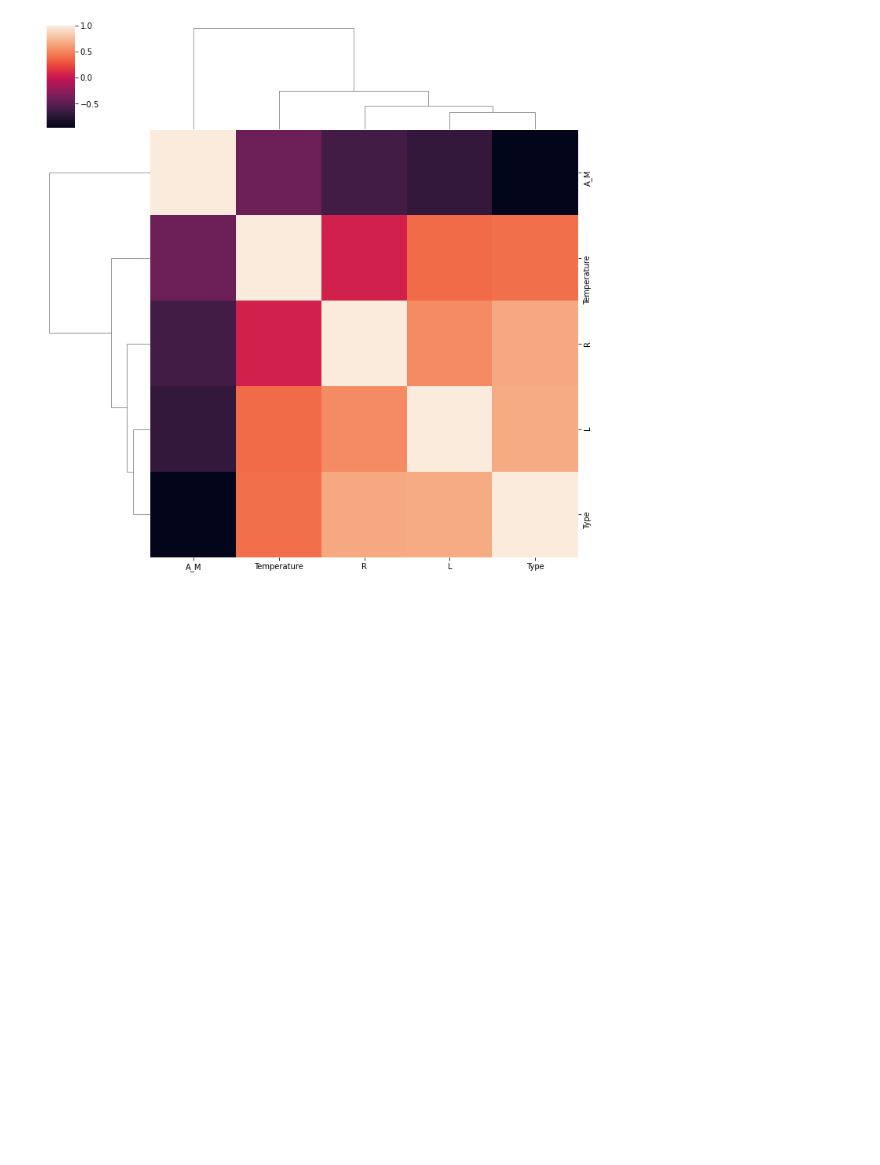
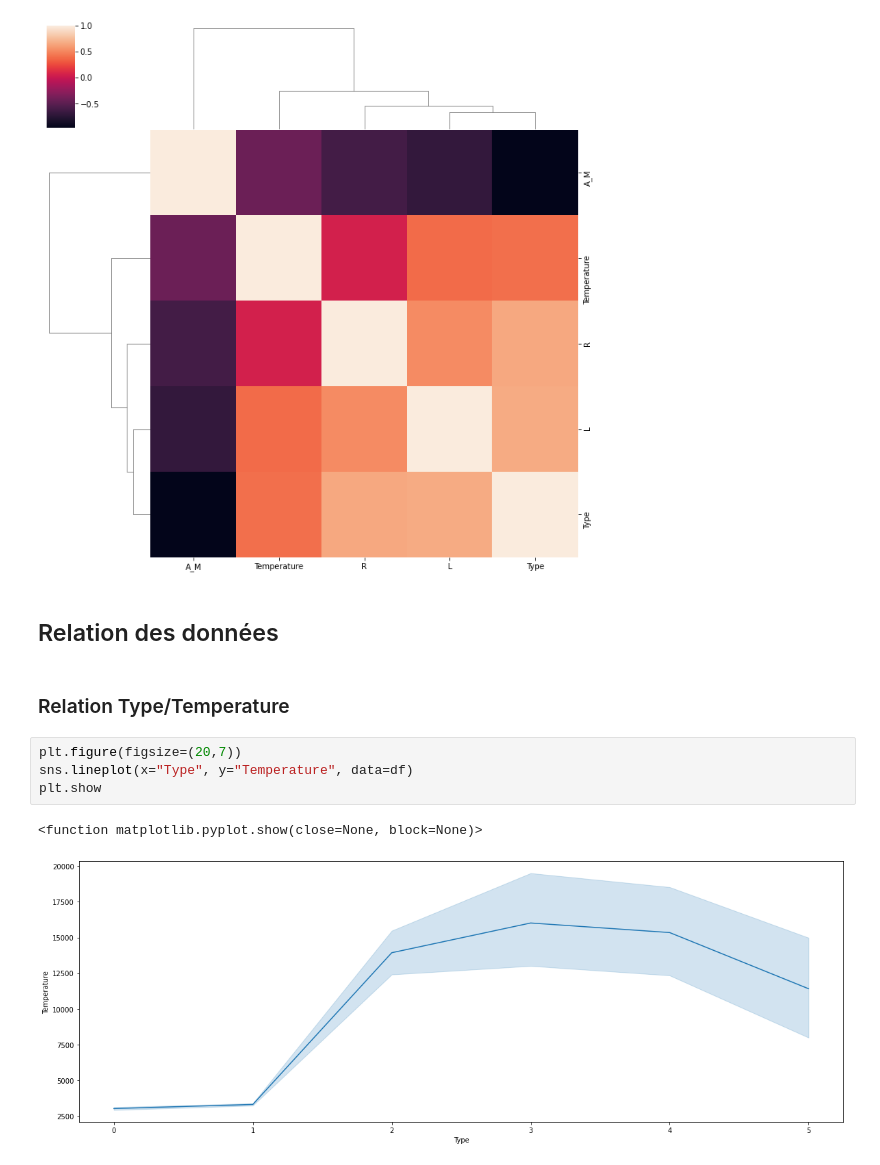
Before and after one commit to MattiasEyh/Types_Spectraux_Etoiles_ML, a Jupyter notebook: Types_etoiles.ipynb, the cells around one changed output. Saved outputs shown, nothing was run; the diff lists cells and outputs as text; blank space fills up the shorter version.

Commit message:
Ajout des relations.

```diff
--- a/Types_etoiles.ipynb
+++ b/Types_etoiles.ipynb
@@ -183,3 +184,14 @@ sns.clustermap(df.corr())
 # %% [output]
 <seaborn.matrix.ClusterGrid at 0x...>
 [figure]
+# %% [markdown]
+## Relation des données
+# %% [markdown]
+### Relation Type/Temperature
+# %%
+plt.figure(figsize=(20,7))
+sns.lineplot(x="Type", y="Temperature", data=df)
+plt.show
+# %% [output]
+<function matplotlib.pyplot.show(close=None, block=None)>
+[figure, added]
```
Also changed, not shown: parts of 14 cells of this notebook.
